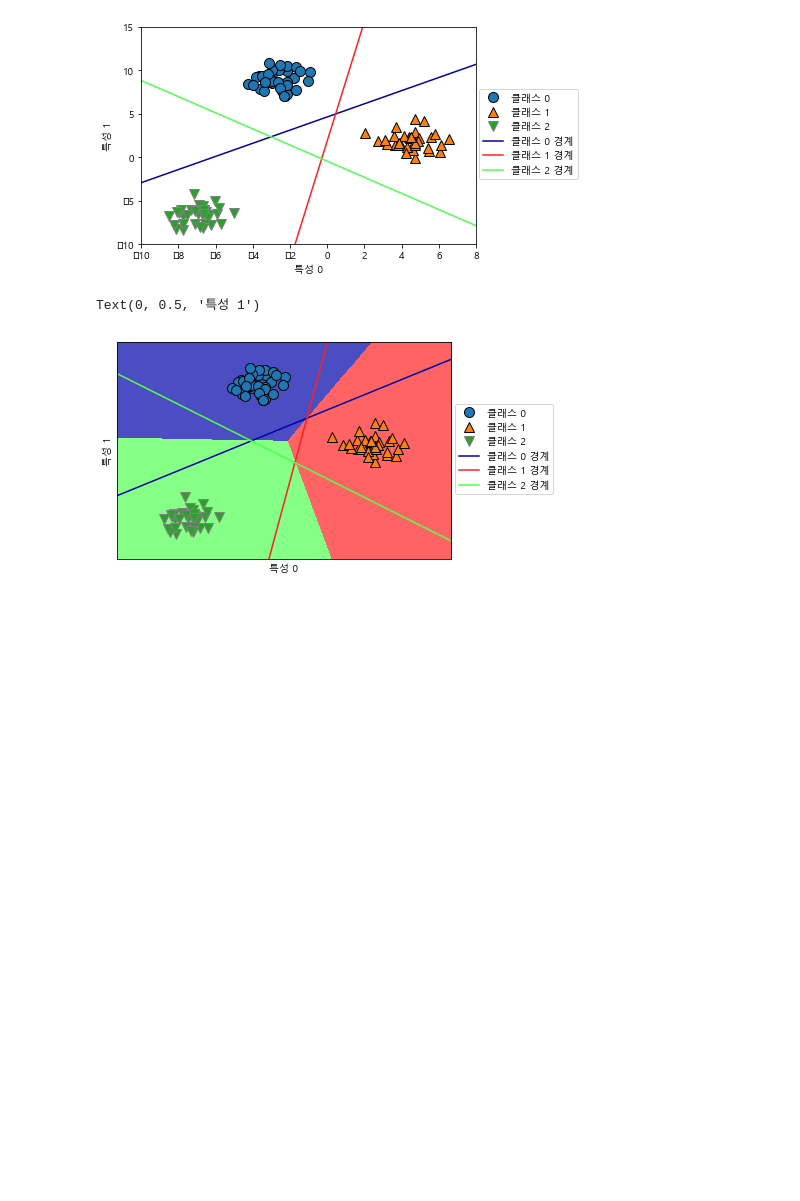
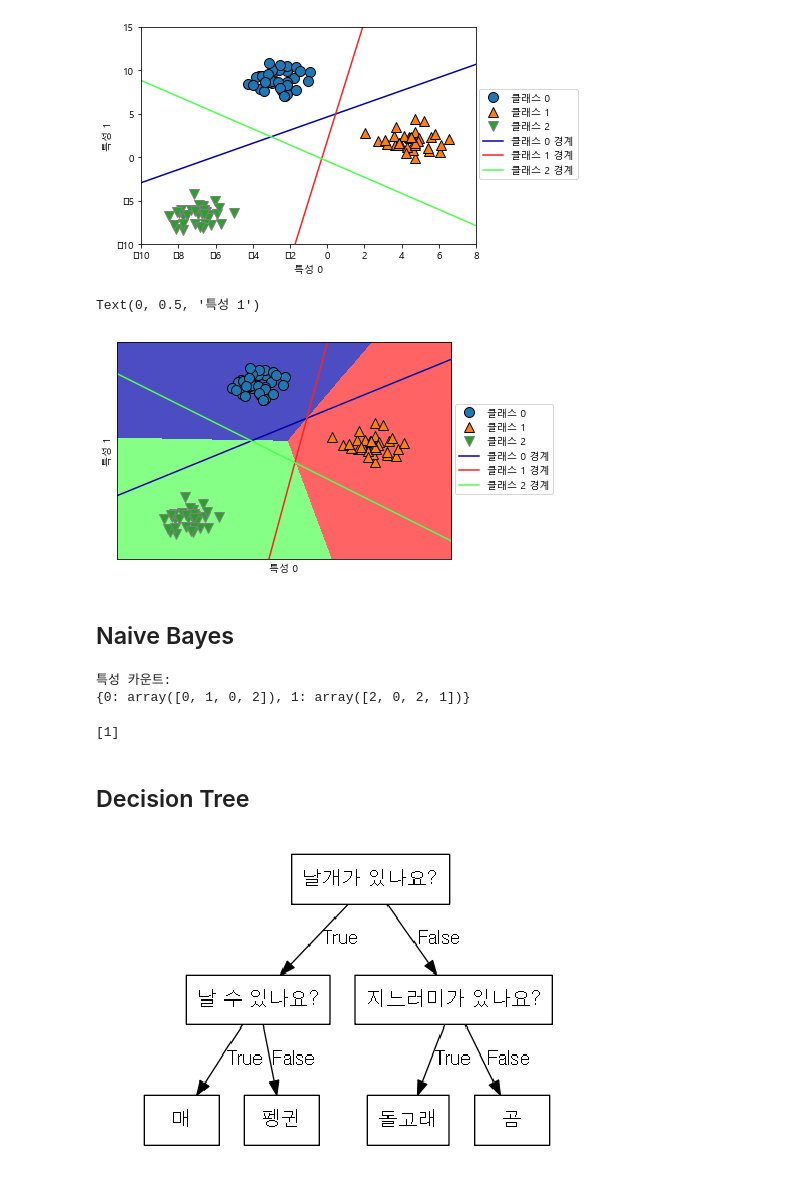
Before and after one commit to ronaldseoh/introduction_to_ml_with_python, a Jupyter notebook: 02-supervised-learning_ronaldseoh.ipynb, the cells around one changed output. Saved outputs shown, nothing was run; the diff lists cells and outputs as text; code cells hidden in the pictures; blank space fills up the shorter version.

Commit message:
Chapter 2: Naive Bayes and Decision Tree WIP.

```diff
--- a/02-supervised-learning_ronaldseoh.ipynb
+++ b/02-supervised-learning_ronaldseoh.ipynb
@@ -556,3 +556,5 @@ plt.ylabel("특성 1")
 # %% [output]
 Text(0, 0.5, '특성 1')
 [figure]
+# %% [markdown]
+## Naive Bayes
@@ -558,0 +567,26 @@ Text(0, 0.5, '특성 1')
+# %%
+counts = {}
+
+for label in np.unique(y):
+    counts[label] = X[y == label].sum(axis=0)
+
+print("특성 카운트:\n{}".format(counts))
+# %% [output]
+특성 카운트:
+{0: array([0, 1, 0, 2]), 1: array([2, 0, 2, 1])}
+# %%
+## This isn't included in the book.
+from sklearn.naive_bayes import BernoulliNB
+
+clf = BernoulliNB()
+clf.fit(X, y)
+
+print(clf.predict([[1, 1, 1, 1]]))
+# %% [output]
+[1]
+# %% [markdown]
+## Decision Tree
+# %%
+mglearn.plots.plot_animal_tree()
+# %% [output]
+[figure, added]
```
Also changed, not shown: parts of 1 cell of this notebook.
